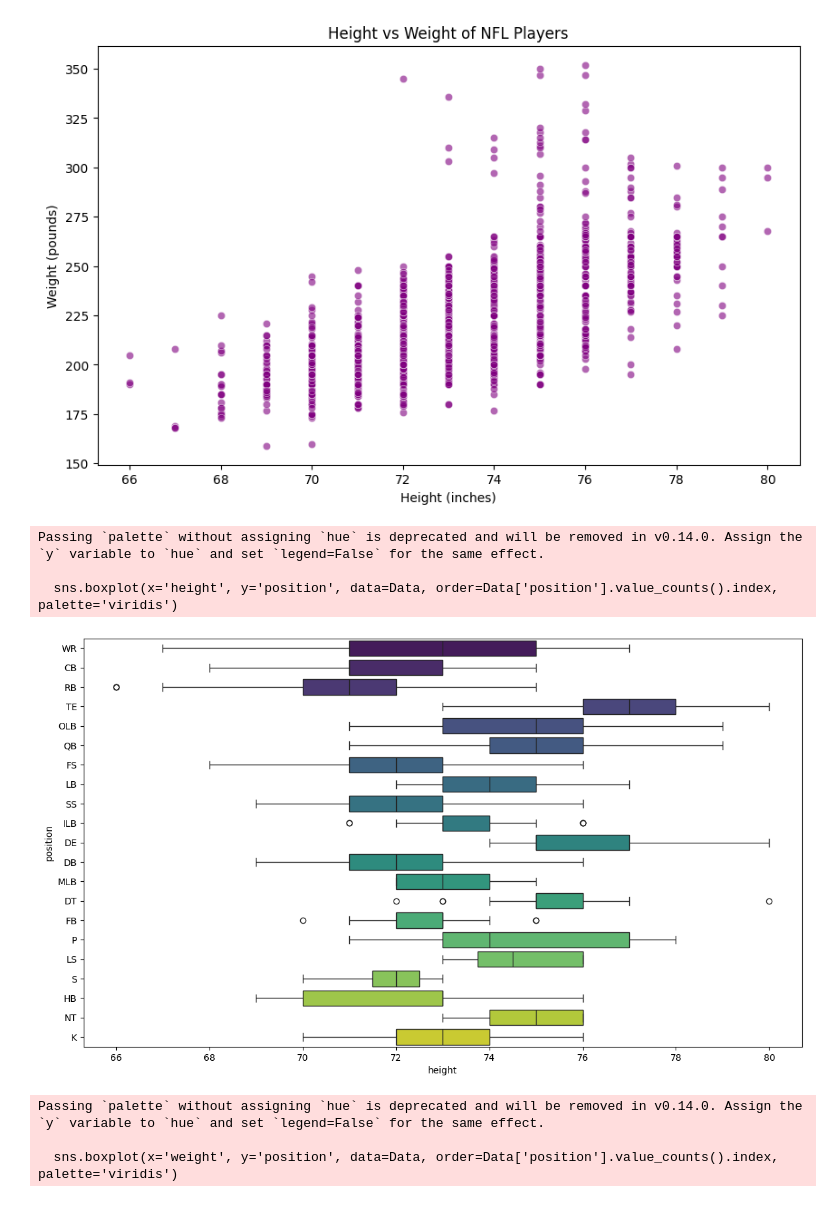
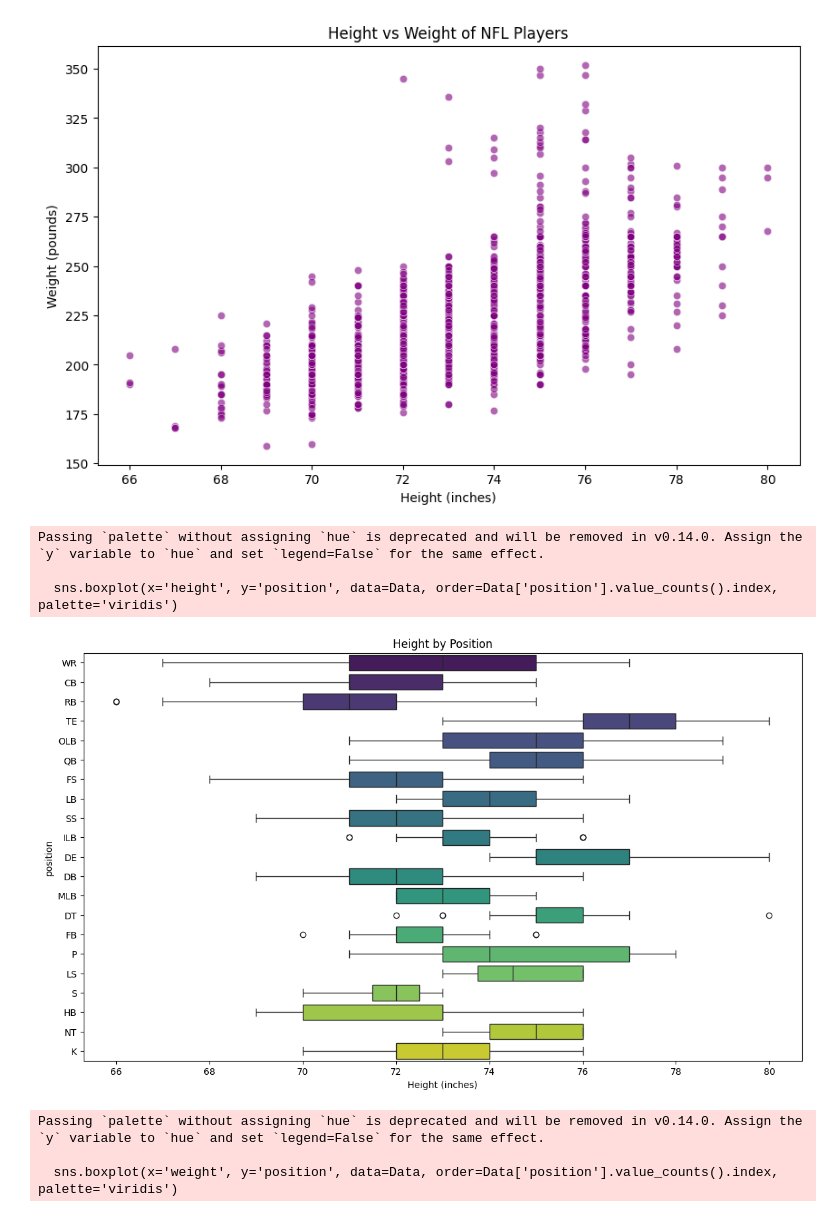
Before and after one commit to SylviaMwai/NFL-Players-Analytics-EDA-, a Jupyter notebook: NFL_Players_Analytics_(EDA).ipynb, the cells around one changed output. Cells and saved outputs as stored; diff of their text form; code cells hidden in the pictures.

```diff
--- a/NFL_Players_Analytics_(EDA).ipynb
+++ b/NFL_Players_Analytics_(EDA).ipynb
@@ -328,14 +328,15 @@ plt.show()
 # %%
 # Height by Position
 plt.figure(figsize=(14, 8))
 sns.boxplot(x='height', y='position', data=Data, order=Data['position'].value_counts().index, palette='viridis')
-
+plt.title('Height by Position')
+plt.xlabel('Height (inches)')
 plt.show()
 # %% [output]
 Passing `palette` without assigning `hue` is deprecated and will be removed in v0.14.0. Assign the `y` variable to `hue` and set `legend=False` for the same effect.
 
   sns.boxplot(x='height', y='position', data=Data, order=Data['position'].value_counts().index, palette='viridis')
-[figure, old version]
+[figure, new version]
 # %%
 # Weight by Position
 plt.figure(figsize=(14, 8))
```
